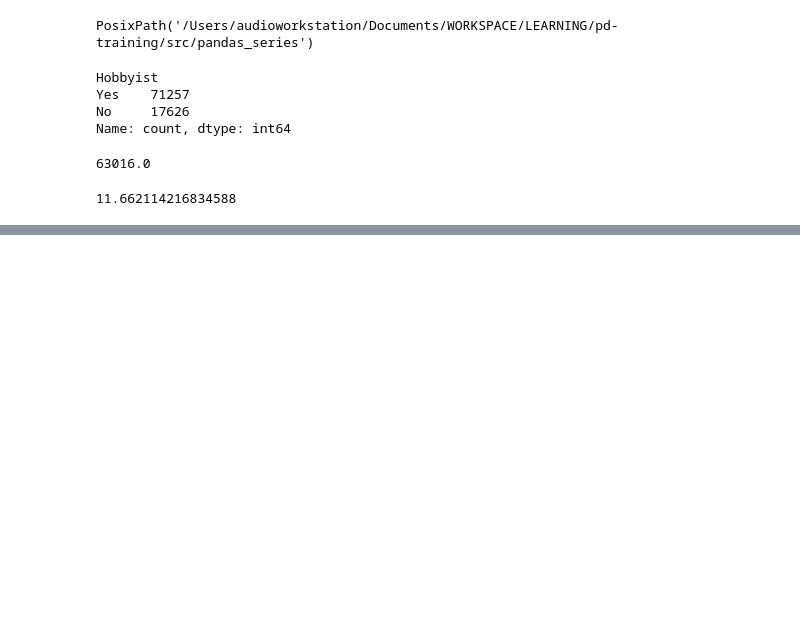
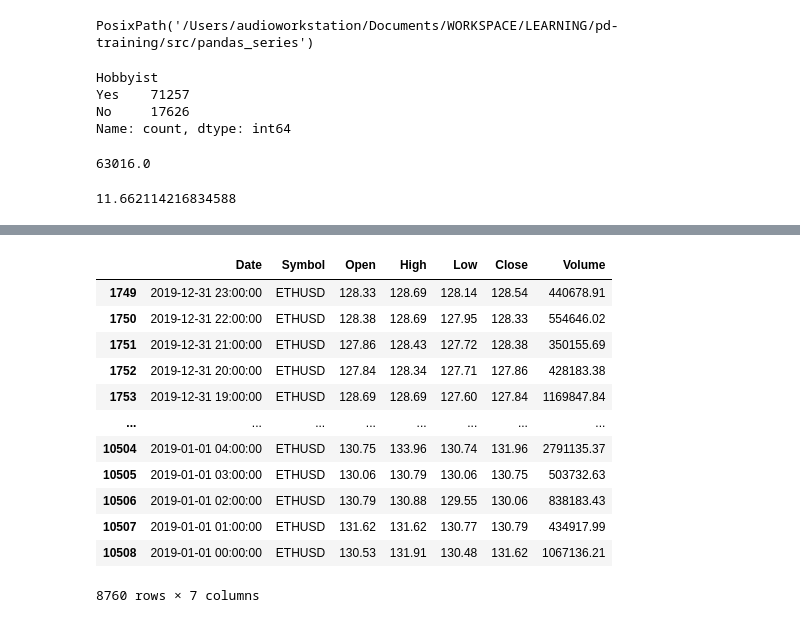
Before and after one commit to OveysSafarnejad/pd-training, a Jupyter notebook: src/pandas_series/learning.ipynb, the cells around one changed output, grey strips where cells are left out. Drawn from its saved outputs; the diff is of its cells as text; code cells hidden in the pictures; blank space fills up the shorter version.

```diff
--- a/src/pandas_series/learning.ipynb
+++ b/src/pandas_series/learning.ipynb
@@ -205,0 +221,19 @@ frame["YearsCode"].mean()
+# %%
+# filt = (crypto_frame["Date"] >= '2019') & (crypto_frame["Date"] < '2020')
+filt = (crypto_frame["Date"] >= pd.to_datetime('2019-01-01')) & (crypto_frame["Date"] < pd.to_datetime('2020-01-01'))
+
+crypto_frame.loc[filt]
+# %% [output]
+|  | Date | Symbol | Open | High | Low | Close | Volume |
+| 1749 | 2019-12-31 23:00:00 | ETHUSD | 128.33 | 128.69 | 128.14 | 128.54 | 440678.91 |
+| 1750 | 2019-12-31 22:00:00 | ETHUSD | 128.38 | 128.69 | 127.95 | 128.33 | 554646.02 |
+| 1751 | 2019-12-31 21:00:00 | ETHUSD | 127.86 | 128.43 | 127.72 | 128.38 | 350155.69 |
+| 1752 | 2019-12-31 20:00:00 | ETHUSD | 127.84 | 128.34 | 127.71 | 127.86 | 428183.38 |
+| 1753 | 2019-12-31 19:00:00 | ETHUSD | 128.69 | 128.69 | 127.60 | 127.84 | 1169847.84 |
+| ... | ... | ... | ... | ... | ... | ... | ... |
+| 10504 | 2019-01-01 04:00:00 | ETHUSD | 130.75 | 133.96 | 130.74 | 131.96 | 2791135.37 |
+| 10505 | 2019-01-01 03:00:00 | ETHUSD | 130.06 | 130.79 | 130.06 | 130.75 | 503732.63 |
+| 10506 | 2019-01-01 02:00:00 | ETHUSD | 130.79 | 130.88 | 129.55 | 130.06 | 838183.43 |
+| 10507 | 2019-01-01 01:00:00 | ETHUSD | 131.62 | 131.62 | 130.77 | 130.79 | 434917.99 |
+| 10508 | 2019-01-01 00:00:00 | ETHUSD | 130.53 | 131.91 | 130.48 | 131.62 | 1067136.21 |
+8760 rows × 7 columns
```
Also changed, not shown: parts of 9 cells of this notebook, 2 other files.
